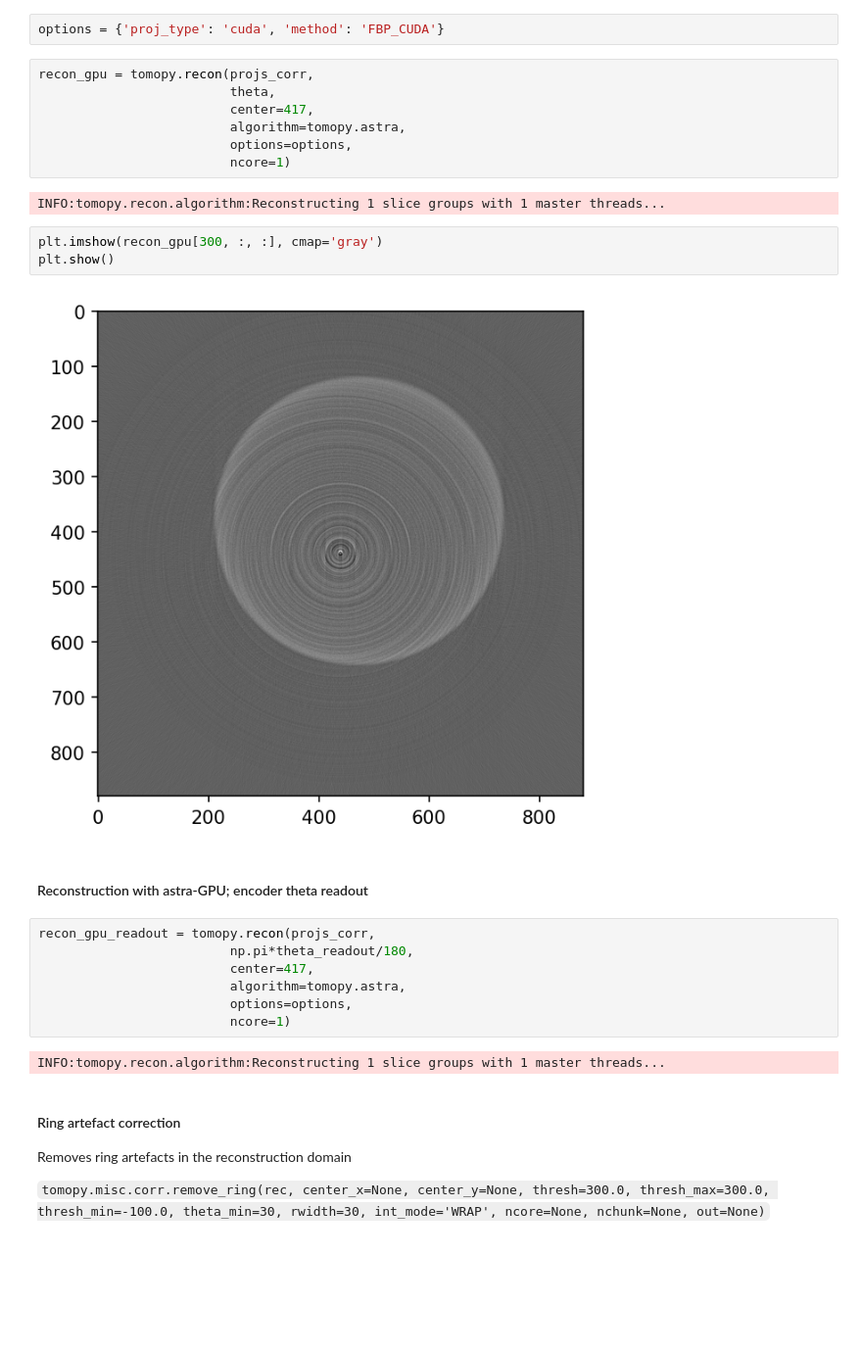
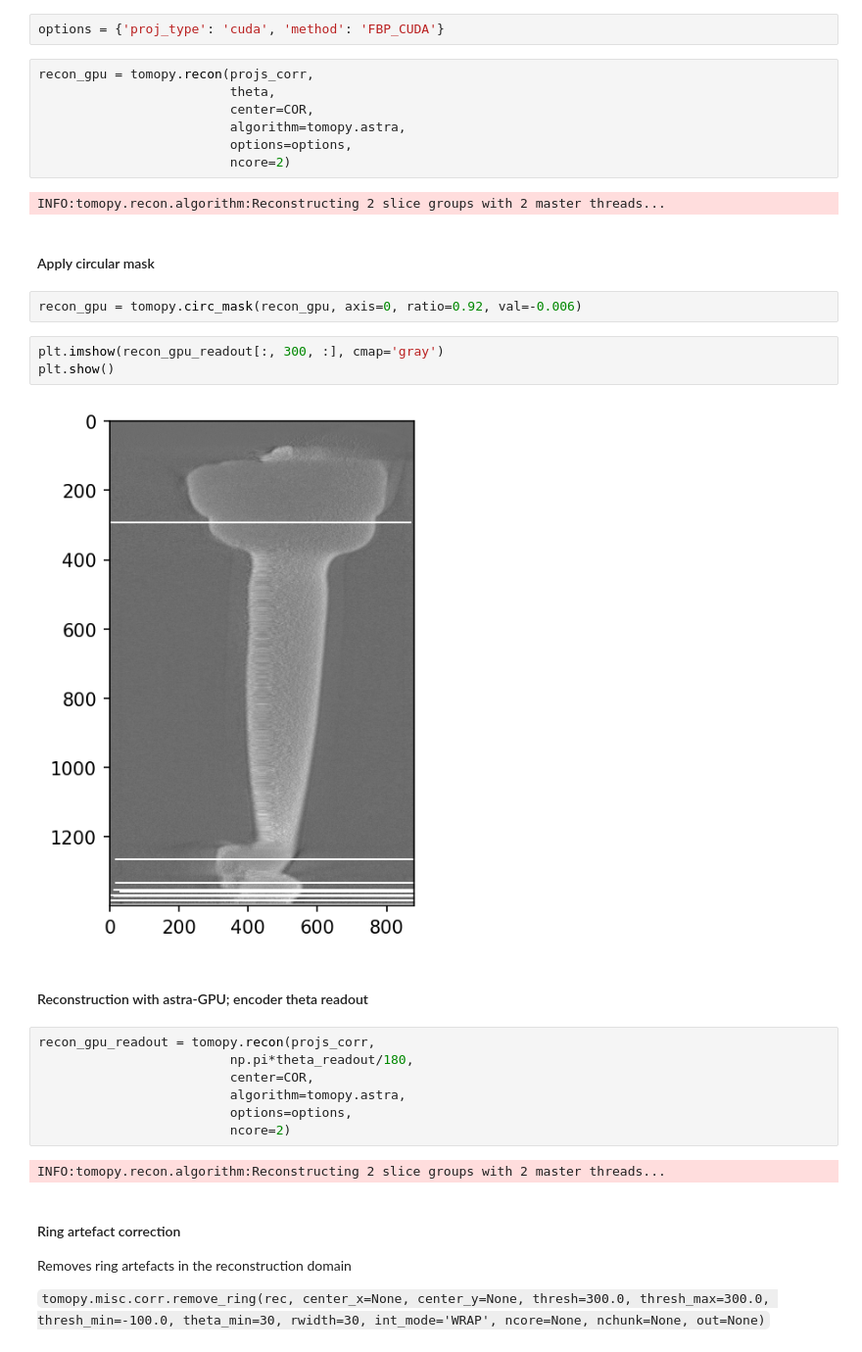
Before and after one commit to SESAME-Synchrotron/BEATS_recon, a Jupyter notebook: examples/BEATS_KBLT_tomopy_recon_test_02.ipynb, the cells around one changed output. Shown at 98% size. Saved outputs shown, nothing was run; the diff lists cells and outputs as text; blank space fills up the shorter version.

```diff
--- a/examples/BEATS_KBLT_tomopy_recon_test_02.ipynb
+++ b/examples/BEATS_KBLT_tomopy_recon_test_02.ipynb
@@ -234,28 +295,32 @@ options = {'proj_type': 'cuda', 'method': 'FBP_CUDA'}
 # %%
 recon_gpu = tomopy.recon(projs_corr,
                          theta,
-                         center=417,
+                         center=COR,
                          algorithm=tomopy.astra,
                          options=options,
-                         ncore=1)
+                         ncore=2)
 # %% [output]
-INFO:tomopy.recon.algorithm:Reconstructing 1 slice groups with 1 master threads...
+INFO:tomopy.recon.algorithm:Reconstructing 2 slice groups with 2 master threads...
+# %% [markdown]
+#### Apply circular mask
+# %%
+recon_gpu = tomopy.circ_mask(recon_gpu, axis=0, ratio=0.92, val=-0.006)
 # %%
-plt.imshow(recon_gpu[300, :, :], cmap='gray')
+plt.imshow(recon_gpu_readout[:, 300, :], cmap='gray')
 plt.show()
 # %% [output]
-[figure, old version]
+[figure, new version]
 # %% [markdown]
 #### Reconstruction with astra-GPU; encoder theta readout
 # %%
 recon_gpu_readout = tomopy.recon(projs_corr,
                          np.pi*theta_readout/180,
-                         center=417,
+                         center=COR,
                          algorithm=tomopy.astra,
                          options=options,
-                         ncore=1)
+                         ncore=2)
 # %% [output]
-INFO:tomopy.recon.algorithm:Reconstructing 1 slice groups with 1 master threads...
+INFO:tomopy.recon.algorithm:Reconstructing 2 slice groups with 2 master threads...
 # %% [markdown]
 #### Ring artefact correction
 Removes ring artefacts in the reconstruction domain
```
Also changed, not shown: parts of 42 cells of this notebook.
